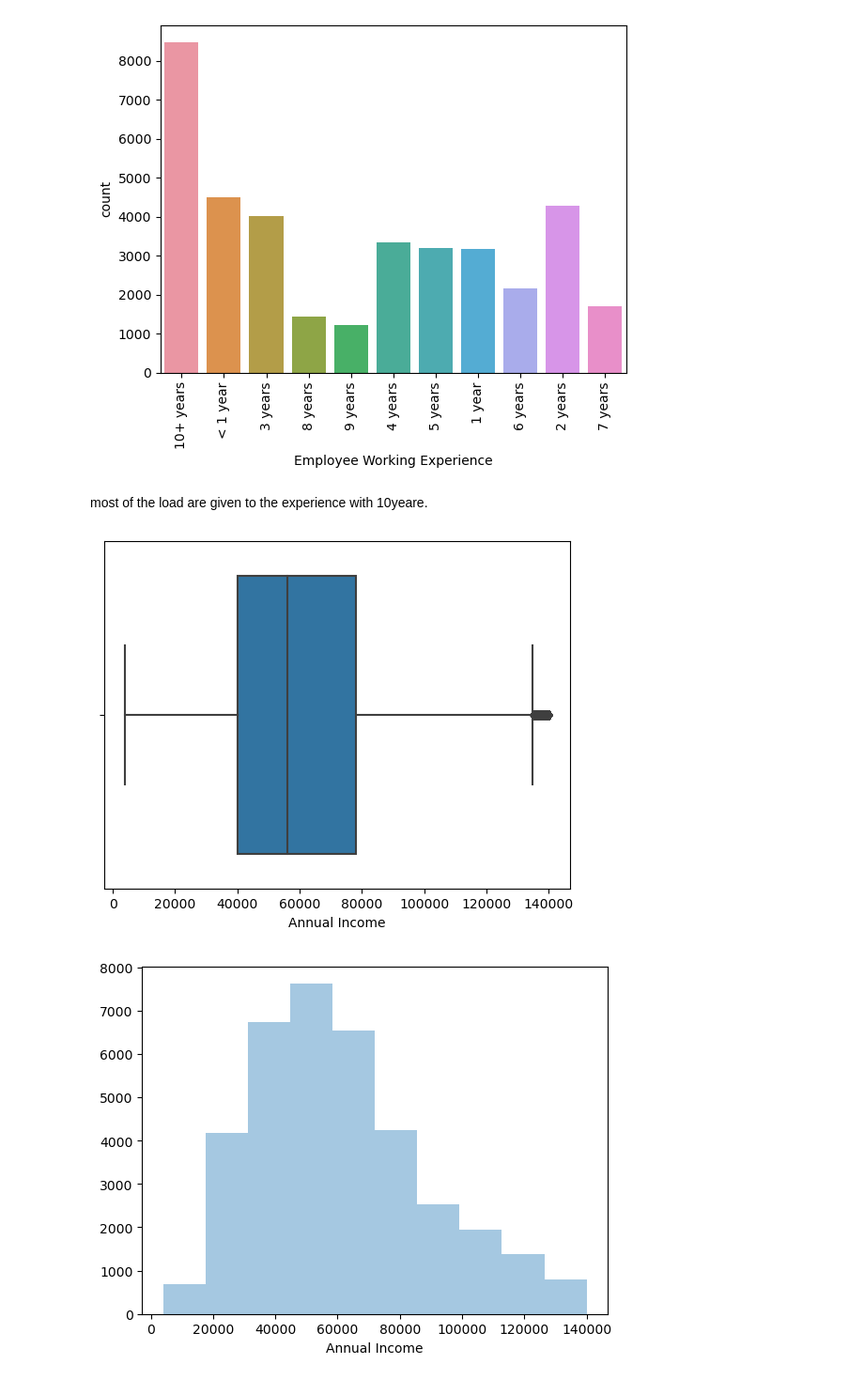
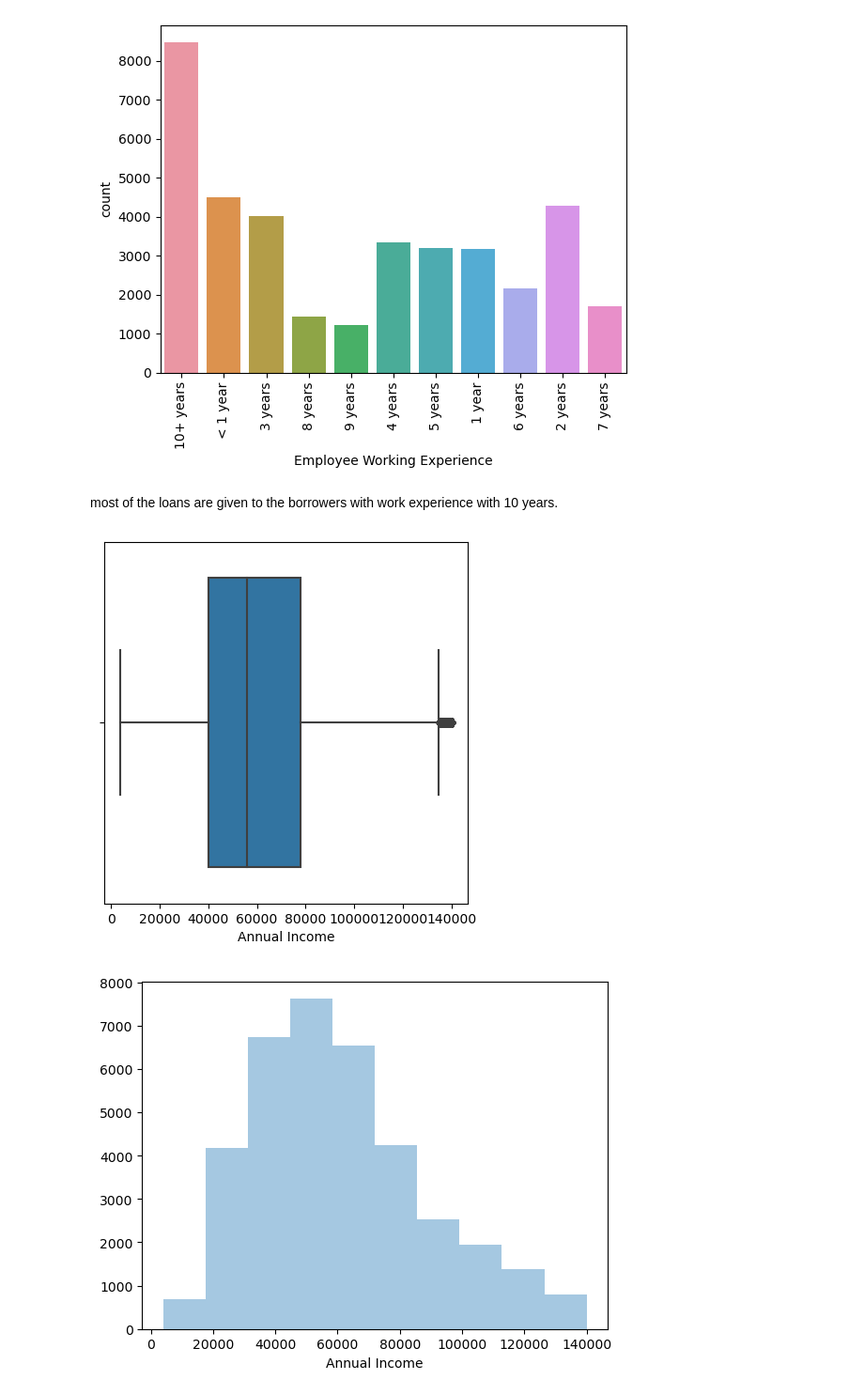
Before and after one commit to howxl/Lending-Club_Case-Study, a Jupyter notebook: LendingClubCaseStudy.ipynb, the cells around one changed output. Shown at 94% size. Drawn from its saved outputs; the diff is of its cells as text; code cells hidden in the pictures.

```diff
--- a/LendingClubCaseStudy.ipynb
+++ b/LendingClubCaseStudy.ipynb
@@ -390,16 +391,17 @@ plt.show()
 # %% [output]
 [figure]
 # %% [markdown]
-most of the load are given to the experience with 10yeare.
+most of the loans are given to the borrowers with work experience with 10 years.
 # %%
 per_95_annual_inc = df['annual_inc'].quantile(0.95)
 df = df[df.annual_inc <= per_95_annual_inc]
 # %%
+plt.figure(figsize=(5,5))
 sns.boxplot(x=df['annual_inc'])
 plt.xlabel('Annual Income')
 plt.show()
 # %% [output]
-[figure, old version]
+[figure, new version]
 # %%
 sns.distplot(df['annual_inc'], bins=10,kde=False)
 plt.xlabel('Annual Income')
```
Also changed, not shown: parts of 22 cells of this notebook, 1 other file.
